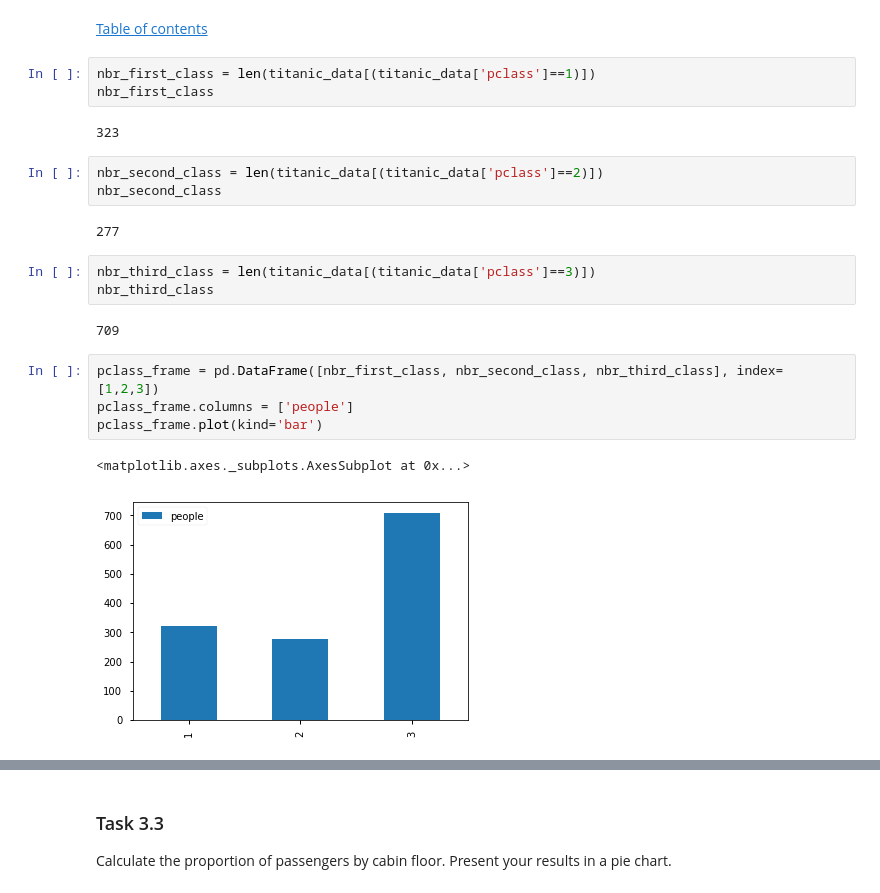
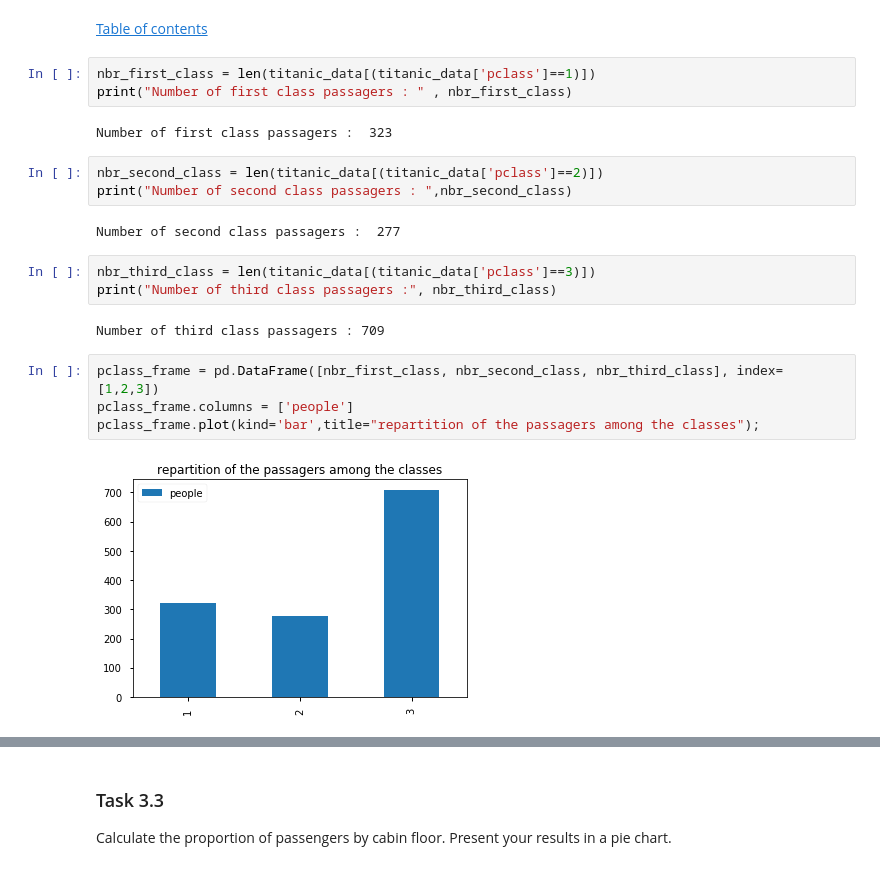
Before and after one commit to IsaacLeimgruber/ADA_labs_repo, a Jupyter notebook: 01 - Pandas and Data Wrangling/Homework 1_isaac.ipynb, the cells around one changed output, grey strips where cells are left out. Saved outputs shown, nothing was run; the diff lists cells and outputs as text.

Commit message:
added few titles and ; in part 3

```diff
--- a/01 - Pandas and Data Wrangling/Homework 1_isaac.ipynb
+++ b/01 - Pandas and Data Wrangling/Homework 1_isaac.ipynb
@@ -1007,26 +972,25 @@ Plot histograms for the travel class, embarkation port, sex and age attributes.
  <div class="lev1"><a href="#Table-of-Contents"><span class="toc-item-num"></span>Table of contents</a></div>
 # %%
 nbr_first_class = len(titanic_data[(titanic_data['pclass']==1)])
-nbr_first_class
+print("Number of first class passagers : " , nbr_first_class)
 # %% [output]
-323
+Number of first class passagers :  323
 # %%
 nbr_second_class = len(titanic_data[(titanic_data['pclass']==2)])
-nbr_second_class
+print("Number of second class passagers : ",nbr_second_class)
 # %% [output]
-277
+Number of second class passagers :  277
 # %%
 nbr_third_class = len(titanic_data[(titanic_data['pclass']==3)])
-nbr_third_class
+print("Number of third class passagers :", nbr_third_class)
 # %% [output]
-709
+Number of third class passagers : 709
 # %%
 pclass_frame = pd.DataFrame([nbr_first_class, nbr_second_class, nbr_third_class], index= [1,2,3])
 pclass_frame.columns = ['people']
-pclass_frame.plot(kind='bar')
+pclass_frame.plot(kind='bar',title="repartition of the passagers among the classes");
 # %% [output]
-<matplotlib.axes._subplots.AxesSubplot at 0x...>
-[figure, old version]
+[figure, new version]
 # %%
 emb_c = len(titanic_data[(titanic_data['embarked']=='C')])
 emb_q = len(titanic_data[(titanic_data['embarked']=='Q')])
```
Also changed, not shown: parts of 18 cells of this notebook.
